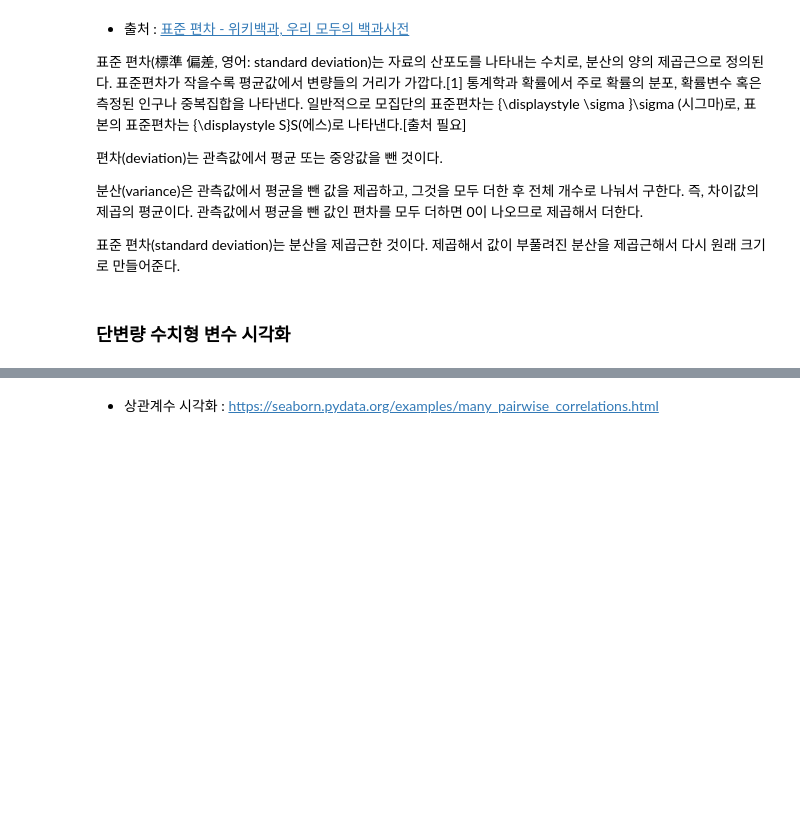
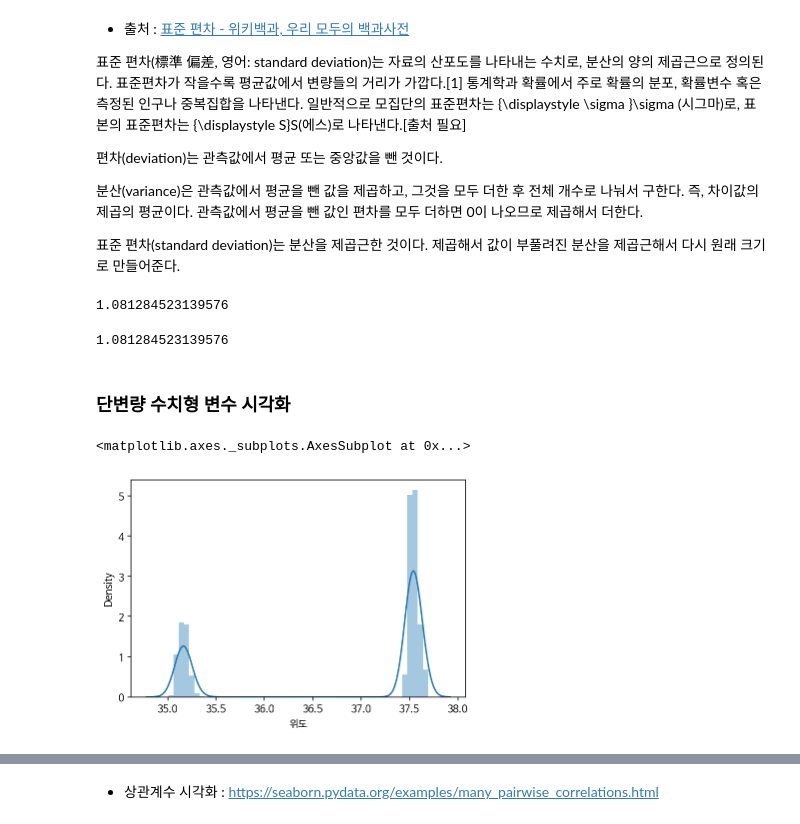
Before and after one commit to dotruni/TIL, a Jupyter notebook: store_eda_input.ipynb, the cells around one changed output, grey strips where cells are left out. Cells and saved outputs as stored; diff of their text form; code cells hidden in the pictures; blank space fills up the shorter version.

```diff
--- a/store_eda_input.ipynb
+++ b/store_eda_input.ipynb
@@ -582,5 +632,14 @@ df.iloc[-5:,-5:]
 표준 편차(standard deviation)는 분산을 제곱근한 것이다. 제곱해서 값이 부풀려진 분산을 제곱근해서 다시 원래 크기로 만들어준다.
 # %%
 # 표준편차 => 분산에 root 를 씌운 값입니다.
+import numpy as np
+np.sqrt(df["위도"].var())
+# %% [output]
+1.081284523139576
+# %%
+#표준편차 함수와 분산에 root 씌운 값이 같다.
+df["위도"].std()
+# %% [output]
+1.081284523139576
 # %% [markdown]
 ### 단변량 수치형 변수 시각화
@@ -589,3 +646,11 @@ df.iloc[-5:,-5:]
+# %%
+# 위도의 distplot 을 그립니다.
+sns.distplot(df["위도"],bins=50)
+# 왜 두개가 생길까 (서울이랑 부산)
+# bin=깡통 , bins 크기를 정하는 것
+# %% [output]
+<matplotlib.axes._subplots.AxesSubplot at 0x...>
+[figure, added]
 # %%
 # 경도의 distplot 을 그립니다.
 # %%
```
Also changed, not shown: parts of 15 cells of this notebook.
